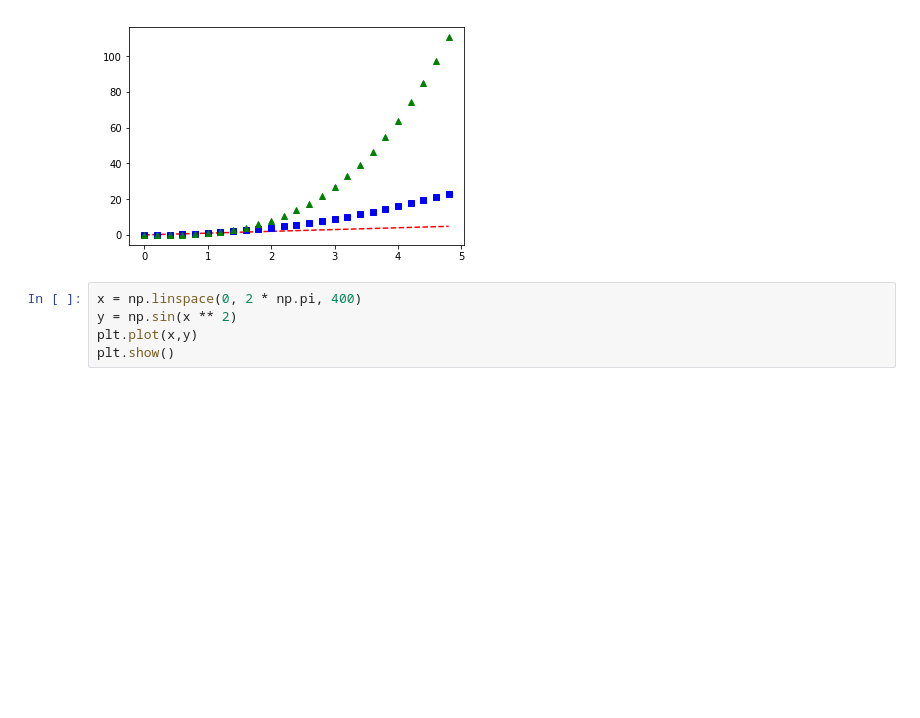
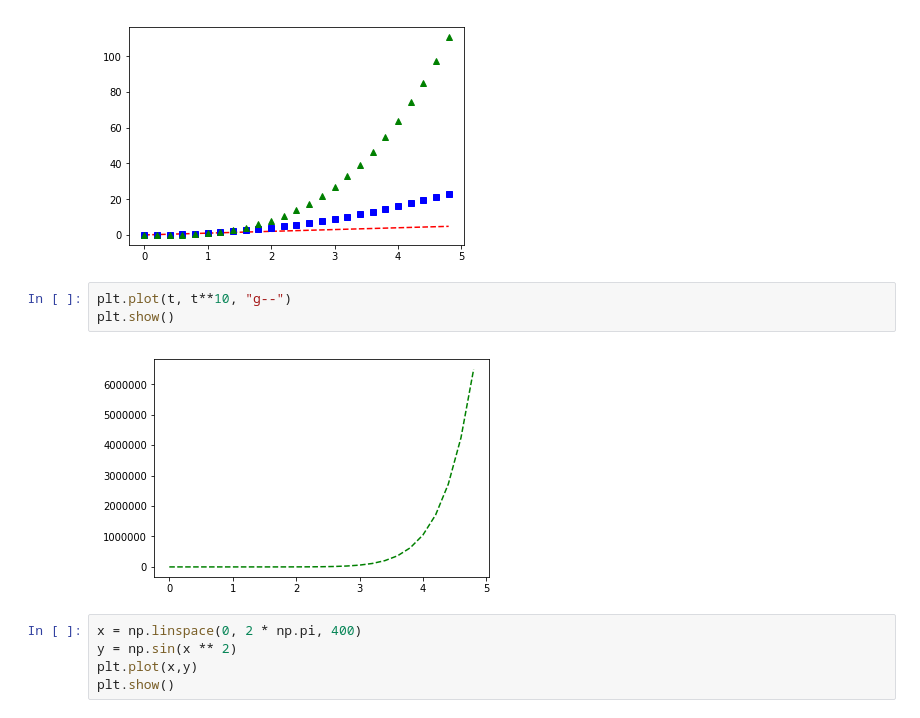
Before and after one commit to lucasresck/FGV_Programming_Languages, a Jupyter notebook: Python/Notebooks/Aula_12_Numpy_Matplotlib_Pandas-Copy1.ipynb, the cells around one changed output. Saved outputs shown, nothing was run; the diff lists cells and outputs as text; blank space fills up the shorter version.

```diff
--- a/Python/Notebooks/Aula_12_Numpy_Matplotlib_Pandas-Copy1.ipynb
+++ b/Python/Notebooks/Aula_12_Numpy_Matplotlib_Pandas-Copy1.ipynb
@@ -317,6 +370,11 @@ plt.plot(t, t**3, 'g^')
 plt.show()
 # %% [output]
 [figure]
+# %%
+plt.plot(t, t**10, "g--")
+plt.show()
+# %% [output]
+[figure, added]
 # %%
 x = np.linspace(0, 2 * np.pi, 400)
 y = np.sin(x ** 2)
```
Also changed, not shown: parts of 18 cells of this notebook, 9 other files.
